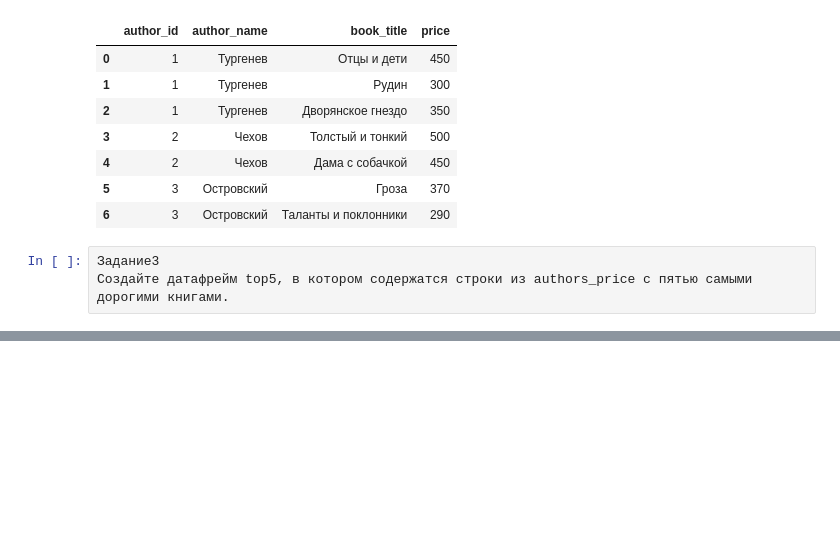
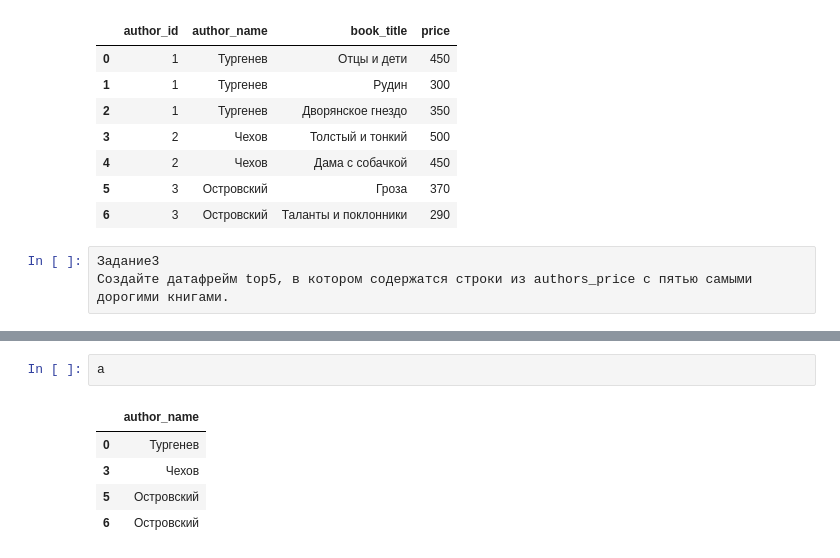
Before and after one commit to Genadiy-dot/Numpy_and_Pandas_01_03_2021, a Jupyter notebook: Lesson 2.ipynb, the cells around one changed output, grey strips where cells are left out. Drawn from its saved outputs; the diff is of its cells as text; blank space fills up the shorter version.

```diff
--- a/Lesson 2.ipynb
+++ b/Lesson 2.ipynb
@@ -132,0 +202,8 @@ top5
+# %%
+a
+# %% [output]
+|  | author_name |
+| 0 | Тургенев |
+| 3 | Чехов |
+| 5 | Островский |
+| 6 | Островский |
```
Also changed, not shown: parts of 13 cells of this notebook.
